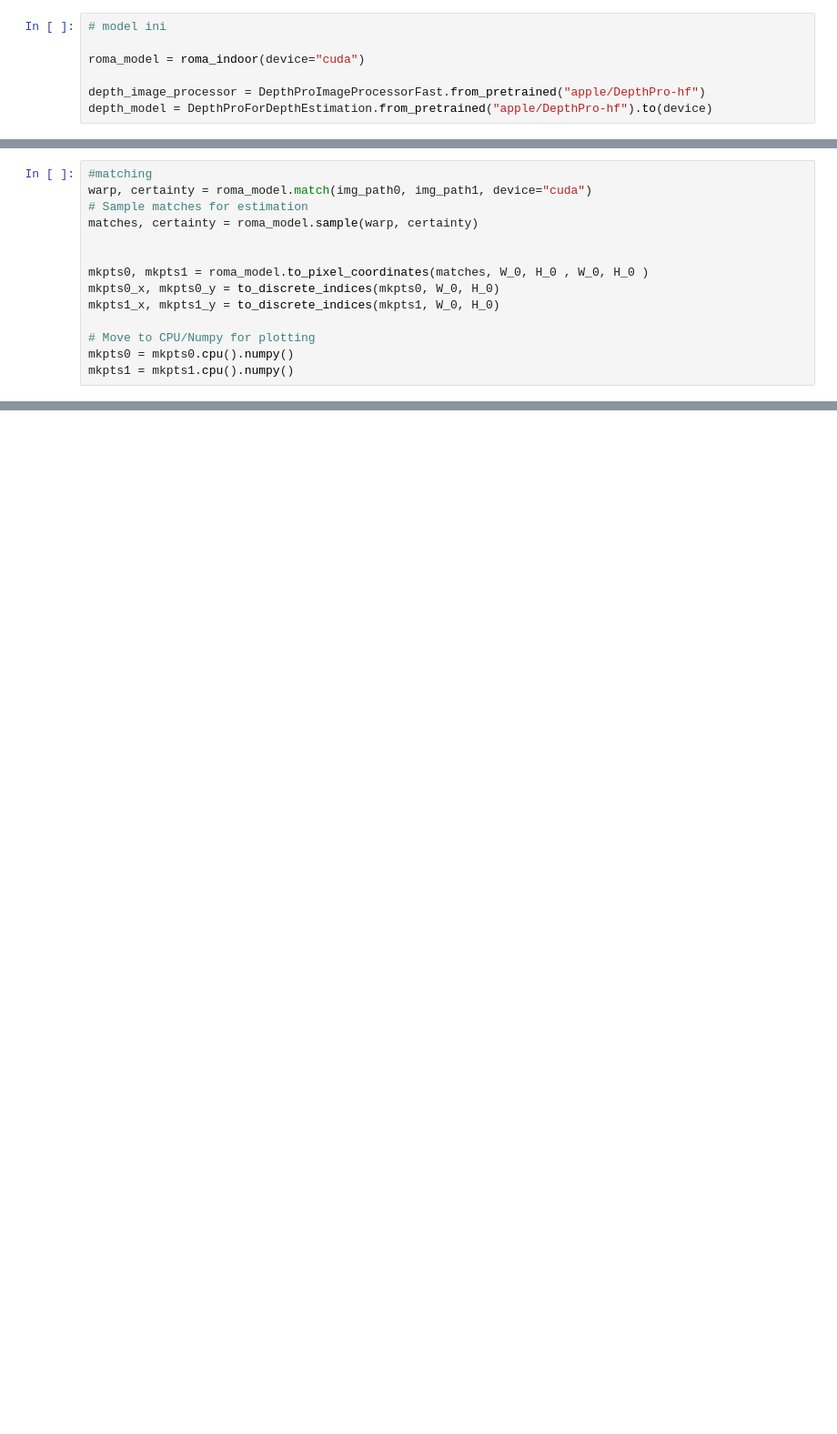
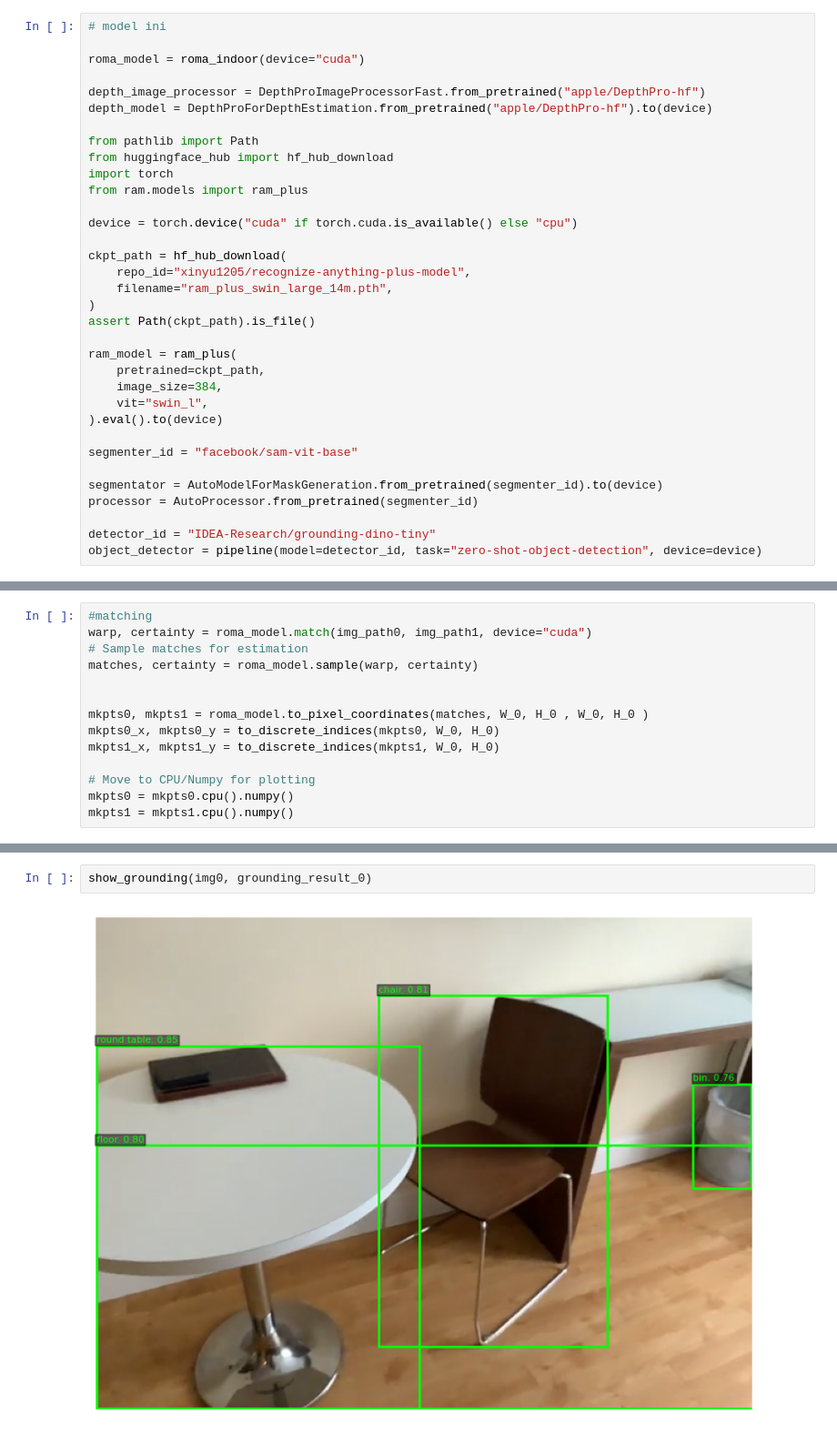
Before and after one commit to HaomingWang645/mosaic_thinker, a Jupyter notebook: pose_test.ipynb, the cells around one changed output, grey strips where cells are left out. Shown at 91% size. Drawn from its saved outputs; the diff is of its cells as text; blank space fills up the shorter version.

```diff
--- a/pose_test.ipynb
+++ b/pose_test.ipynb
@@ -73,4 +73,31 @@ roma_model = roma_indoor(device="cuda")
 
 depth_image_processor = DepthProImageProcessorFast.from_pretrained("apple/DepthPro-hf")
 depth_model = DepthProForDepthEstimation.from_pretrained("apple/DepthPro-hf").to(device)
+
+from pathlib import Path
+from huggingface_hub import hf_hub_download
+import torch
+from ram.models import ram_plus
+
+device = torch.device("cuda" if torch.cuda.is_available() else "cpu")
+
+ckpt_path = hf_hub_download(
+    repo_id="xinyu1205/recognize-anything-plus-model",
+    filename="ram_plus_swin_large_14m.pth",
+)
+assert Path(ckpt_path).is_file()
+
+ram_model = ram_plus(
+    pretrained=ckpt_path,
+    image_size=384,
+    vit="swin_l",
+).eval().to(device)
+
+segmenter_id = "facebook/sam-vit-base"
+
+segmentator = AutoModelForMaskGeneration.from_pretrained(segmenter_id).to(device)
+processor = AutoProcessor.from_pretrained(segmenter_id)
+
+detector_id = "IDEA-Research/grounding-dino-tiny"
+object_detector = pipeline(model=detector_id, task="zero-shot-object-detection", device=device)
 # %% [output]
@@ -130,0 +408,4 @@ mkpts1 = mkpts1.cpu().numpy()
+# %%
+show_grounding(img0, grounding_result_0)
+# %% [output]
+[figure, added]
```
Also changed, not shown: parts of 23 cells of this notebook, 1 other file.
